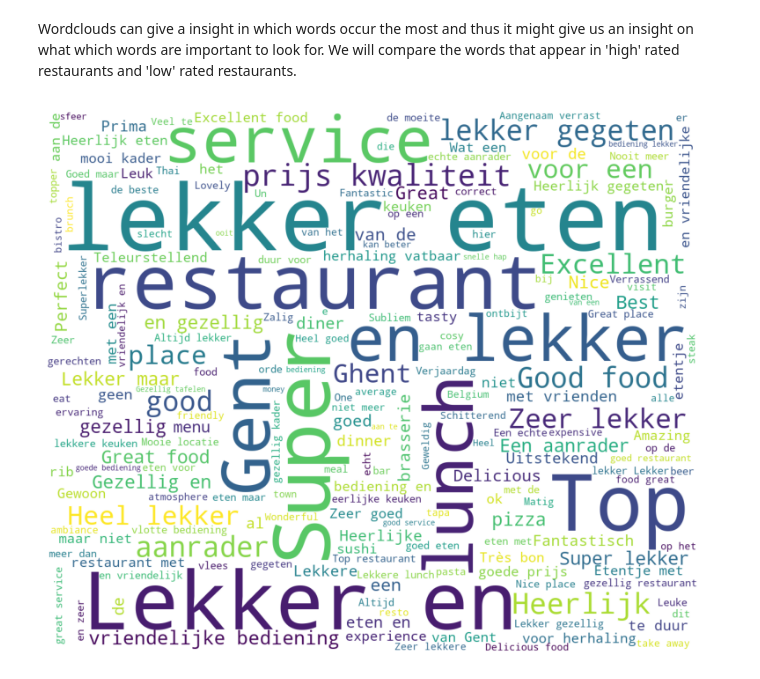
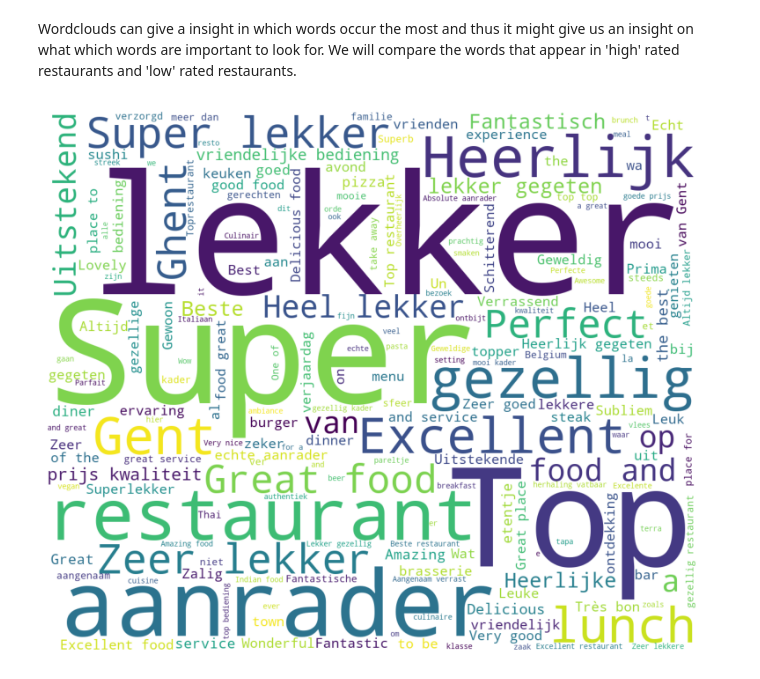
Before and after one commit to brabreda/Machine-learning, a Jupyter notebook: Sprint 1.ipynb, the cells around one changed output. Cells and saved outputs as stored; diff of their text form; code cells hidden in the pictures.

Commit message:
wordclouds

```diff
--- a/Sprint 1.ipynb
+++ b/Sprint 1.ipynb
@@ -681,12 +681,12 @@ pd.plotting.scatter_matrix(df[["rank", "food rating", "service rating"
 Wordclouds can give a insight in which words occur the most and thus it might give us an insight on what which words are important to look for. We will compare the words that appear in 'high' rated restaurants and 'low' rated restaurants.
 # %%
 from wordcloud import WordCloud
-
 # From the df_train_reviews dataframe, create a wordcloud of the title column
-wordcloud = WordCloud(background_color='white', width=1200, height=1000).generate(" ".join(df_train_reviews['title'].astype(str)))
+# but only for restaurants with a rating higher than 4.5
+wordcloud = WordCloud(background_color='white', width=1200, height=1000, stopwords=['een', 'i', 'is', 'voor', 'de', 'het', 'en', 'met', 'in', 'eten', 'maar']).generate(" ".join(df_train_reviews.loc[df_train_reviews['rating'] > 4.5]['title'].astype(str)))
 plt.figure(figsize=(15,8))
 plt.imshow(wordcloud)
 plt.axis('off')
 plt.show()
 # %% [output]
-[figure, old version]
+[figure, new version]
```
Also changed, not shown: parts of 4 cells of this notebook.
